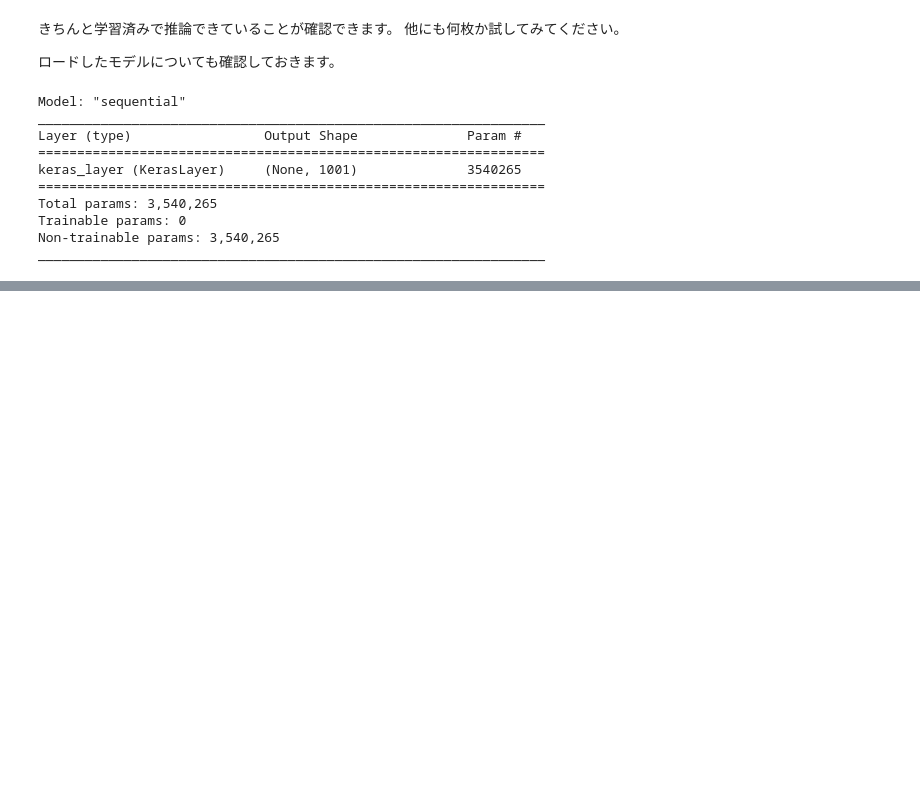
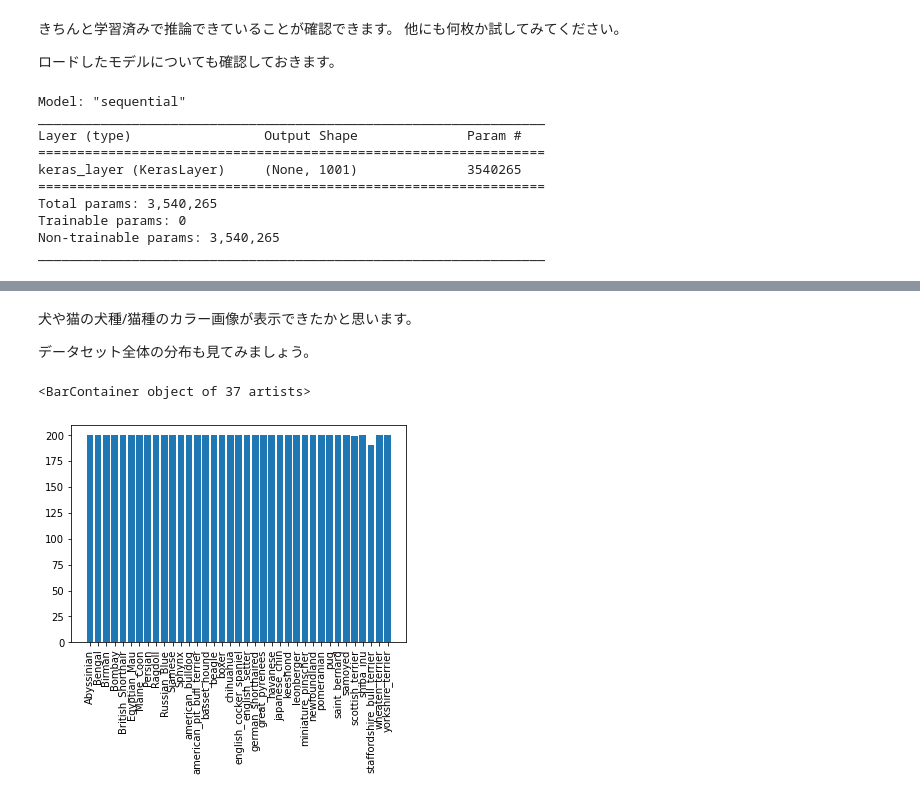
Before and after one commit to HidetakaKojo/machine-learning-notebooks, a Jupyter notebook: solutions/04_fine_tuning/04_fine_tuning.ipynb, the cells around one changed output, grey strips where cells are left out. Saved outputs shown, nothing was run; the diff lists cells and outputs as text; code cells hidden in the pictures; blank space fills up the shorter version.

```diff
--- a/solutions/04_fine_tuning/04_fine_tuning.ipynb
+++ b/solutions/04_fine_tuning/04_fine_tuning.ipynb
@@ -226,0 +193,16 @@ plt.plot(batch_stats_callback.batch_acc)
+# %% [markdown]
+犬や猫の犬種/猫種のカラー画像が表示できたかと思います。
+
+データセット全体の分布も見てみましょう。
+# %%
+class_names = val_data.class_names
+left = range(0, len(class_names))
+height = np.zeros(len(class_names))
+for data in [train_data, val_data]:
+    for _, y in data:
+        height += np.sum(y, axis=0)
+plt.xticks(rotation=90)
+plt.bar(left, height, tick_label=class_names, align="center")
+# %% [output]
+<BarContainer object of 37 artists>
+[figure, added]
```
Also changed, not shown: parts of 57 cells of this notebook.
